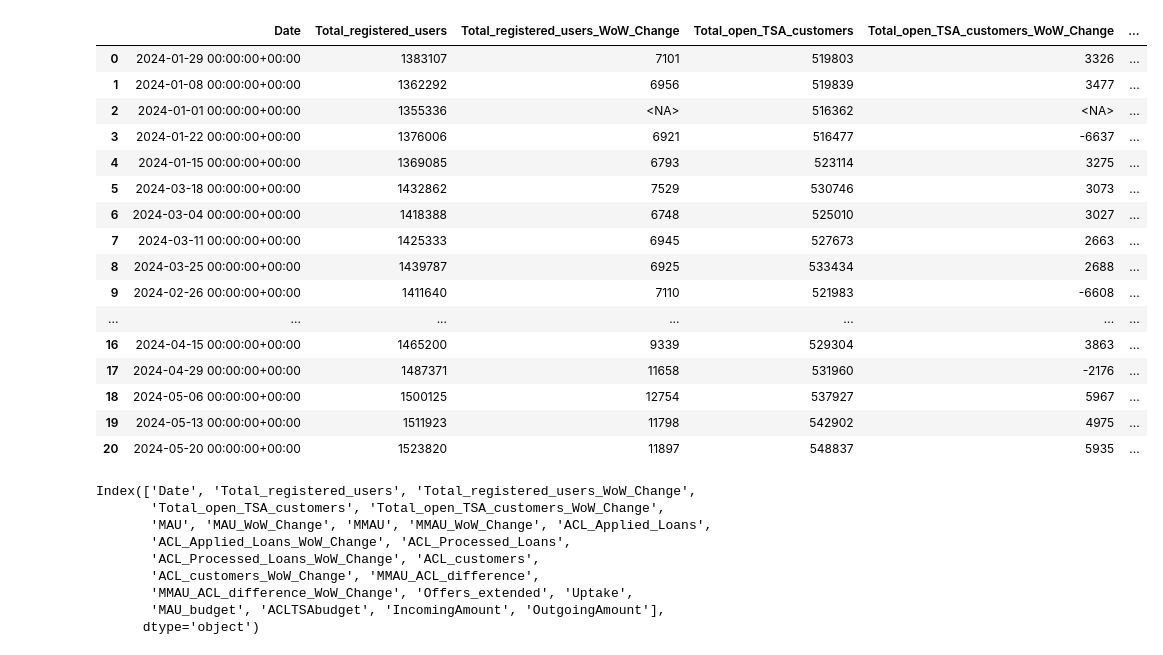
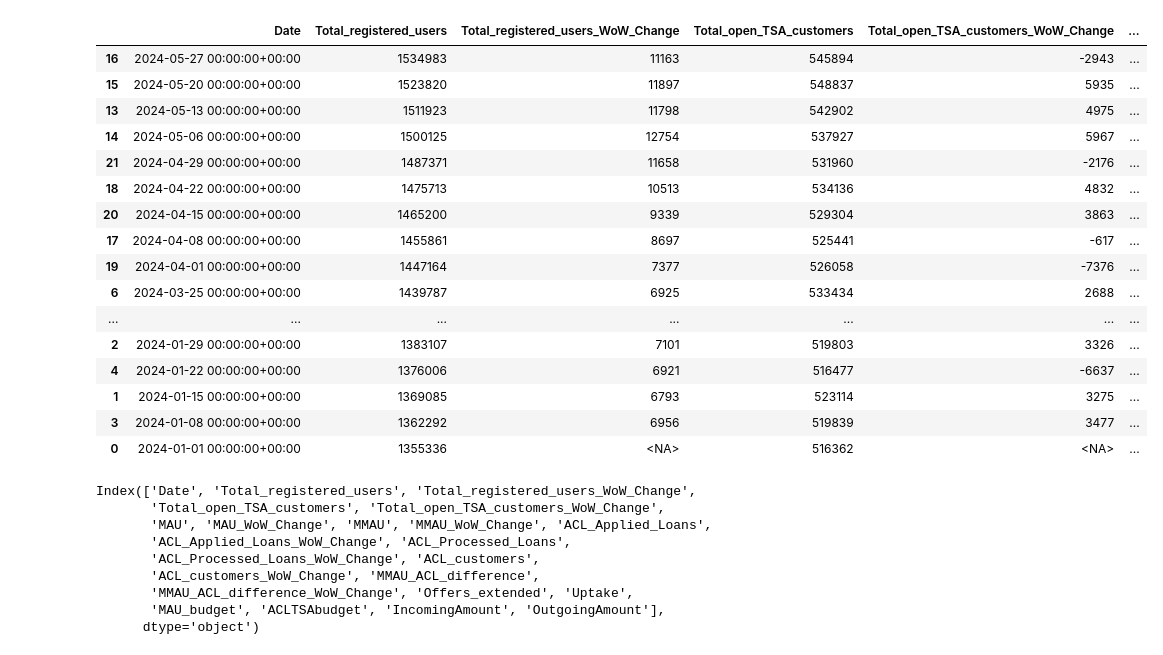
Before and after one commit to dchakroborti-tonik/MAU_MMAU_REPORT, a Jupyter notebook: TSA_REPORT_TEMPLATE_v2.ipynb, the cells around one changed output. Saved outputs shown, nothing was run; the diff lists cells and outputs as text; code cells hidden in the pictures.

```diff
--- a/TSA_REPORT_TEMPLATE_v2.ipynb
+++ b/TSA_REPORT_TEMPLATE_v2.ipynb
@@ -55,24 +55,24 @@ QueryJob<project=prj-prod-dataplatform, location=asia-southeast1, id=f7abc197-55
 # %%
 dfbackup = client.query("""select * from dap_ds_poweruser_playground.TSA_Report_Marketing_Template_v2_backup""").to_dataframe(progress_bar_type='tqdm')
-dfbackup
+dfbackup.sort_values(by='Date', ascending=False)
 # %% [output]
 |  | Date | Total_registered_users | Total_registered_users_WoW_Change | Total_open_TSA_customers | Total_open_TSA_customers_WoW_Change | ... |
-| 0 | 2024-01-29 00:00:00+00:00 | 1383107 | 7101 | 519803 | 3326 | ... |
-| 1 | 2024-01-08 00:00:00+00:00 | 1362292 | 6956 | 519839 | 3477 | ... |
-| 2 | 2024-01-01 00:00:00+00:00 | 1355336 | <NA> | 516362 | <NA> | ... |
-| 3 | 2024-01-22 00:00:00+00:00 | 1376006 | 6921 | 516477 | -6637 | ... |
-| 4 | 2024-01-15 00:00:00+00:00 | 1369085 | 6793 | 523114 | 3275 | ... |
-| 5 | 2024-03-18 00:00:00+00:00 | 1432862 | 7529 | 530746 | 3073 | ... |
-| 6 | 2024-03-04 00:00:00+00:00 | 1418388 | 6748 | 525010 | 3027 | ... |
-| 7 | 2024-03-11 00:00:00+00:00 | 1425333 | 6945 | 527673 | 2663 | ... |
-| 8 | 2024-03-25 00:00:00+00:00 | 1439787 | 6925 | 533434 | 2688 | ... |
-| 9 | 2024-02-26 00:00:00+00:00 | 1411640 | 7110 | 521983 | -6608 | ... |
+| 16 | 2024-05-27 00:00:00+00:00 | 1534983 | 11163 | 545894 | -2943 | ... |
+| 15 | 2024-05-20 00:00:00+00:00 | 1523820 | 11897 | 548837 | 5935 | ... |
+| 13 | 2024-05-13 00:00:00+00:00 | 1511923 | 11798 | 542902 | 4975 | ... |
+| 14 | 2024-05-06 00:00:00+00:00 | 1500125 | 12754 | 537927 | 5967 | ... |
+| 21 | 2024-04-29 00:00:00+00:00 | 1487371 | 11658 | 531960 | -2176 | ... |
+| 18 | 2024-04-22 00:00:00+00:00 | 1475713 | 10513 | 534136 | 4832 | ... |
+| 20 | 2024-04-15 00:00:00+00:00 | 1465200 | 9339 | 529304 | 3863 | ... |
+| 17 | 2024-04-08 00:00:00+00:00 | 1455861 | 8697 | 525441 | -617 | ... |
+| 19 | 2024-04-01 00:00:00+00:00 | 1447164 | 7377 | 526058 | -7376 | ... |
+| 6 | 2024-03-25 00:00:00+00:00 | 1439787 | 6925 | 533434 | 2688 | ... |
 | ... | ... | ... | ... | ... | ... | ... |
-| 16 | 2024-04-15 00:00:00+00:00 | 1465200 | 9339 | 529304 | 3863 | ... |
-| 17 | 2024-04-29 00:00:00+00:00 | 1487371 | 11658 | 531960 | -2176 | ... |
-| 18 | 2024-05-06 00:00:00+00:00 | 1500125 | 12754 | 537927 | 5967 | ... |
-| 19 | 2024-05-13 00:00:00+00:00 | 1511923 | 11798 | 542902 | 4975 | ... |
-| 20 | 2024-05-20 00:00:00+00:00 | 1523820 | 11897 | 548837 | 5935 | ... |
+| 2 | 2024-01-29 00:00:00+00:00 | 1383107 | 7101 | 519803 | 3326 | ... |
+| 4 | 2024-01-22 00:00:00+00:00 | 1376006 | 6921 | 516477 | -6637 | ... |
+| 1 | 2024-01-15 00:00:00+00:00 | 1369085 | 6793 | 523114 | 3275 | ... |
+| 3 | 2024-01-08 00:00:00+00:00 | 1362292 | 6956 | 519839 | 3477 | ... |
+| 0 | 2024-01-01 00:00:00+00:00 | 1355336 | <NA> | 516362 | <NA> | ... |
 # %%
 dfbackup.columns
 # %% [output]
```
Also changed, not shown: parts of 12 cells of this notebook.
